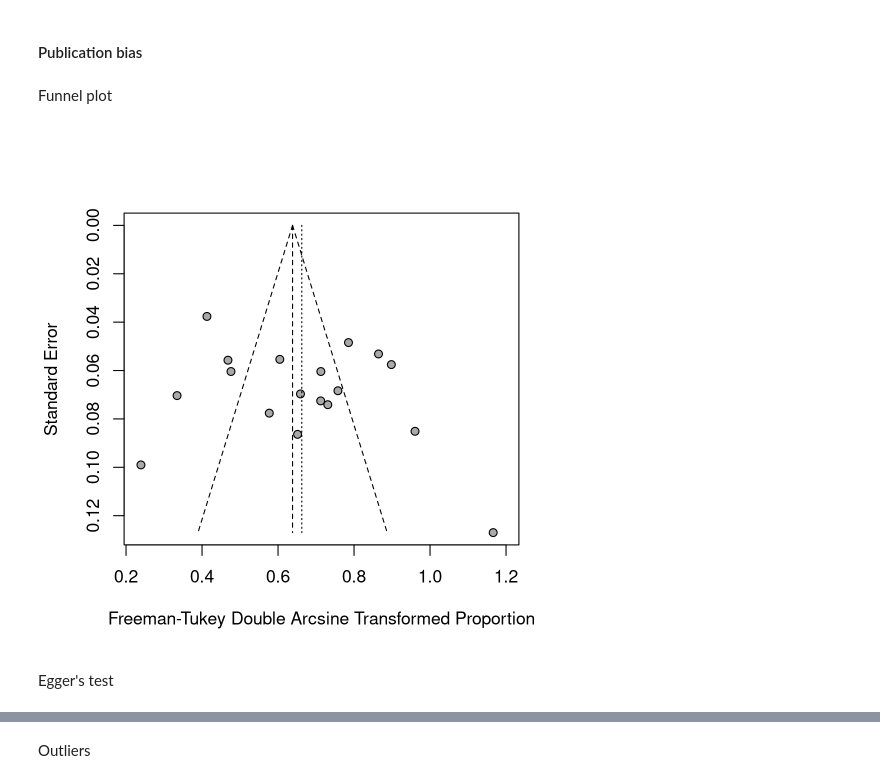
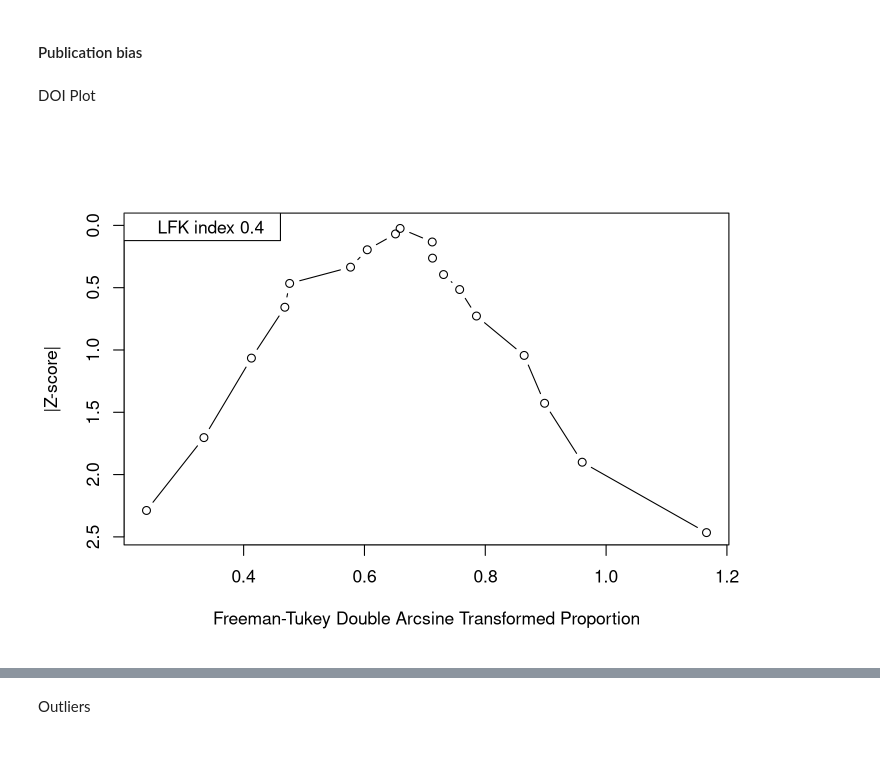
Before and after one commit to lynchjess/Apathy-TBI-meta, a Jupyter notebook: Lynch_et_al_analysis.ipynb, the cells around one changed output, grey strips where cells are left out. Drawn from its saved outputs; the diff is of its cells as text; code cells hidden in the pictures; blank space fills up the shorter version.

```diff
--- a/Lynch_et_al_analysis.ipynb
+++ b/Lynch_et_al_analysis.ipynb
@@ -92,7 +90,7 @@ apathy_meta <- metaprop(Apathy_N, Total_N,
                         studlab = Authors,
                         sm = "PFT",
                         method.tau = "DL",
-                        method.cs = "WS",
+                        method.predict = "V",
                         data = main_df)
 # %% [markdown]
 Text summary of meta-analysis
@@ -580,12 +613,10 @@ Signif. codes:  0 ‘***’ 0.001 ‘**’ 0.01 ‘*’ 0.05 ‘.’ 0.1 ‘ ’
 ### Robustness and sensitivity analyses
 # %% [markdown]
 #### Publication bias
-# %% [markdown]
-Funnel plot
+# %% [markdown]
+DOI Plot
 # %%
-options(repr.plot.width = 5, repr.plot.height = 5, repr.plot.res = 210)
-funnel(apathy_meta)
+options(repr.plot.width = 7, repr.plot.height = 5, repr.plot.res = 210)
+doiplot(apathy_meta)
 # %% [output]
-[figure, old version]
+[figure, new version]
-# %% [markdown]
-Egger's test
```
Also changed, not shown: parts of 31 cells of this notebook.
